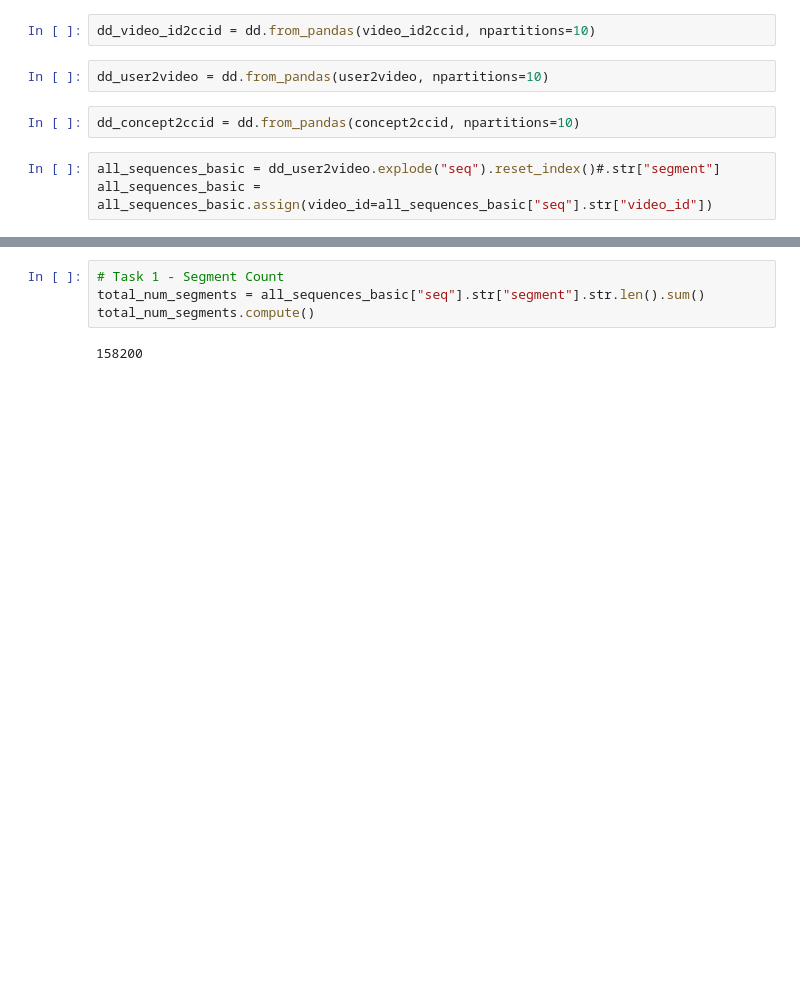
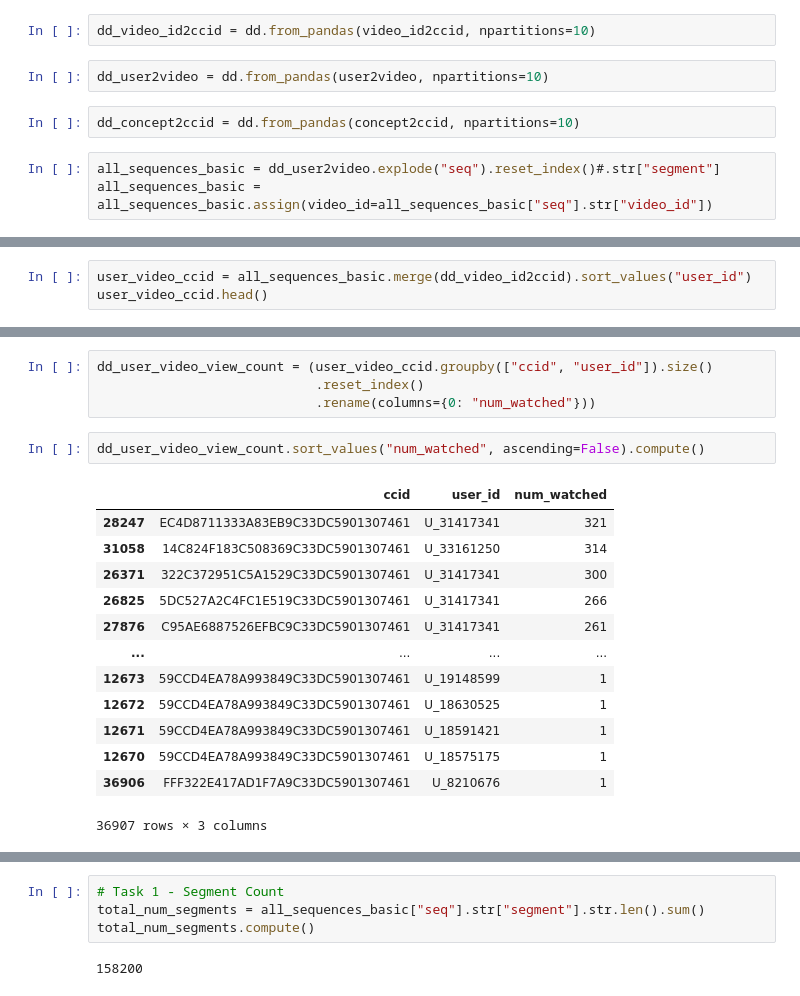
Before and after one commit to erlendoeien/fall-project, a Jupyter notebook: movies_pre_processing.ipynb, the cells around one changed output, grey strips where cells are left out. Cells and saved outputs as stored; diff of their text form; blank space fills up the shorter version.

```diff
--- a/movies_pre_processing.ipynb
+++ b/movies_pre_processing.ipynb
@@ -54,0 +54,3 @@ all_sequences_basic = all_sequences_basic.assign(video_id=all_sequences_basic["s
+# %%
+user_video_ccid = all_sequences_basic.merge(dd_video_id2ccid).sort_values("user_id")
+user_video_ccid.head()
@@ -54,0 +64,20 @@ all_sequences_basic = all_sequences_basic.assign(video_id=all_sequences_basic["s
+# %%
+dd_user_video_view_count = (user_video_ccid.groupby(["ccid", "user_id"]).size()
+                            .reset_index()
+                            .rename(columns={0: "num_watched"}))
+# %%
+dd_user_video_view_count.sort_values("num_watched", ascending=False).compute()
+# %% [output]
+|  | ccid | user_id | num_watched |
+| 28247 | EC4D8711333A83EB9C33DC5901307461 | U_31417341 | 321 |
+| 31058 | 14C824F183C508369C33DC5901307461 | U_33161250 | 314 |
+| 26371 | 322C372951C5A1529C33DC5901307461 | U_31417341 | 300 |
+| 26825 | 5DC527A2C4FC1E519C33DC5901307461 | U_31417341 | 266 |
+| 27876 | C95AE6887526EFBC9C33DC5901307461 | U_31417341 | 261 |
+| ... | ... | ... | ... |
+| 12673 | 59CCD4EA78A993849C33DC5901307461 | U_19148599 | 1 |
+| 12672 | 59CCD4EA78A993849C33DC5901307461 | U_18630525 | 1 |
+| 12671 | 59CCD4EA78A993849C33DC5901307461 | U_18591421 | 1 |
+| 12670 | 59CCD4EA78A993849C33DC5901307461 | U_18575175 | 1 |
+| 36906 | FFF322E417AD1F7A9C33DC5901307461 | U_8210676 | 1 |
+36907 rows × 3 columns
```
Also changed, not shown: parts of 9 cells of this notebook.
